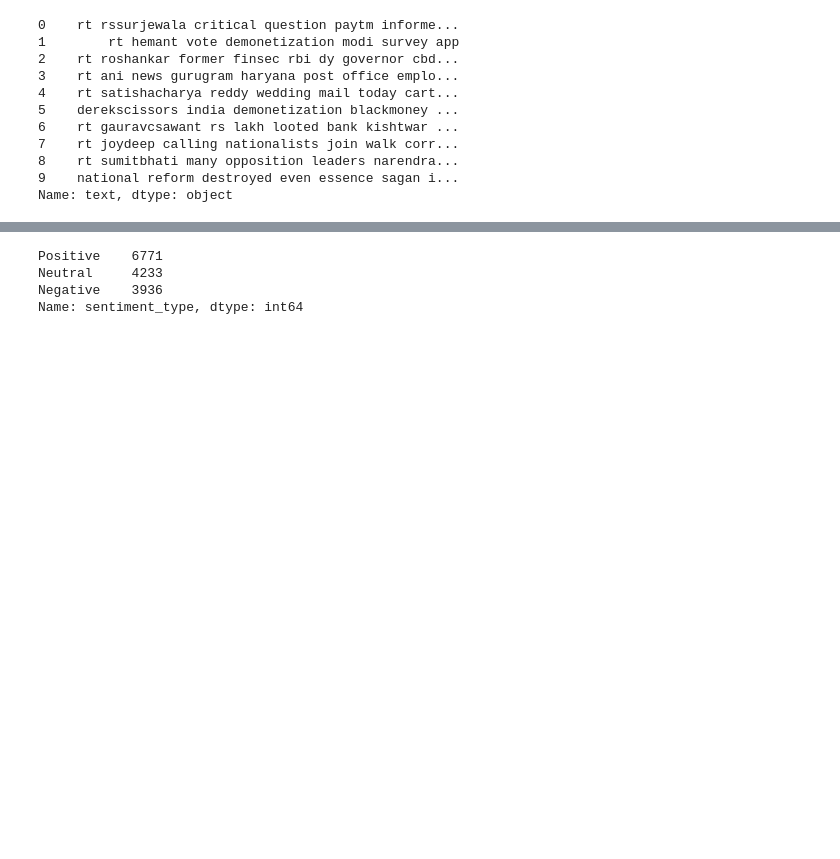
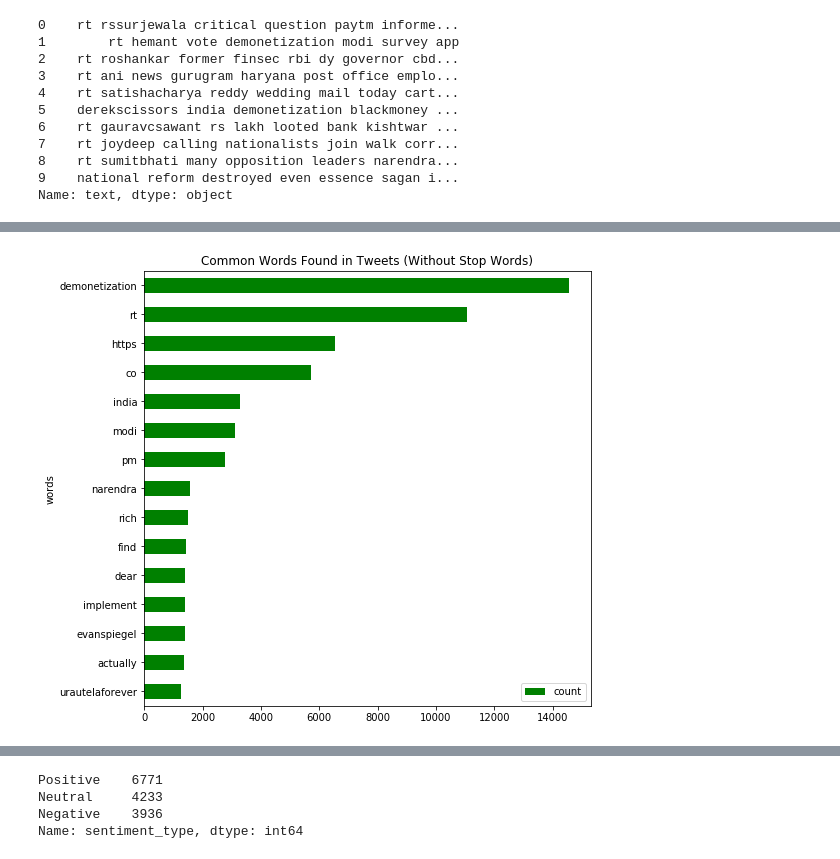
Before and after one commit to dheeraj-2000/Demonetization-Twitter-Analysis, a Jupyter notebook: Analysis.ipynb, the cells around one changed output, grey strips where cells are left out. Cells and saved outputs as stored; diff of their text form; code cells hidden in the pictures; blank space fills up the shorter version.

```diff
--- a/Analysis.ipynb
+++ b/Analysis.ipynb
@@ -109,3 +102,6 @@ display(tweets.text.head(10))
 8    rt sumitbhati many opposition leaders narendra...
 9    national reform destroyed even essence sagan i...
 Name: text, dtype: object
+# %%
+words_in_tweet = [tweets.lower().split() for tweets in tweets.text]
+words_in_tweet
@@ -111,0 +155,5 @@ Name: text, dtype: object
+# %%
+stop_words = set(stopwords.words('english'))
+
+# View a few words from the set
+list(stop_words)[0:10]
@@ -111,0 +171,3 @@ Name: text, dtype: object
+# %%
+tweets_nsw = [[word for word in tweet_words if not word in stop_words]
+              for tweet_words in words_in_tweet]
@@ -111,0 +194,6 @@ Name: text, dtype: object
+# %%
+all_words_nsw = list(itertools.chain(*tweets_nsw))
+
+counts_nsw = collections.Counter(all_words_nsw)
+
+counts_nsw.most_common(15)
@@ -111,0 +216,17 @@ Name: text, dtype: object
+# %%
+clean_tweets_nsw = pd.DataFrame(counts_nsw.most_common(15),
+                             columns=['words', 'count'])
+
+fig, ax = plt.subplots(figsize=(8, 8))
+
+# Plot horizontal bar graph
+clean_tweets_nsw.sort_values(by='count').plot.barh(x='words',
+                      y='count',
+                      ax=ax,
+                      color="green")
+
+ax.set_title("Common Words Found in Tweets (Without Stop Words)")
+
+plt.show()
+# %% [output]
+[figure, added]
```
Also changed, not shown: parts of 25 cells of this notebook.
